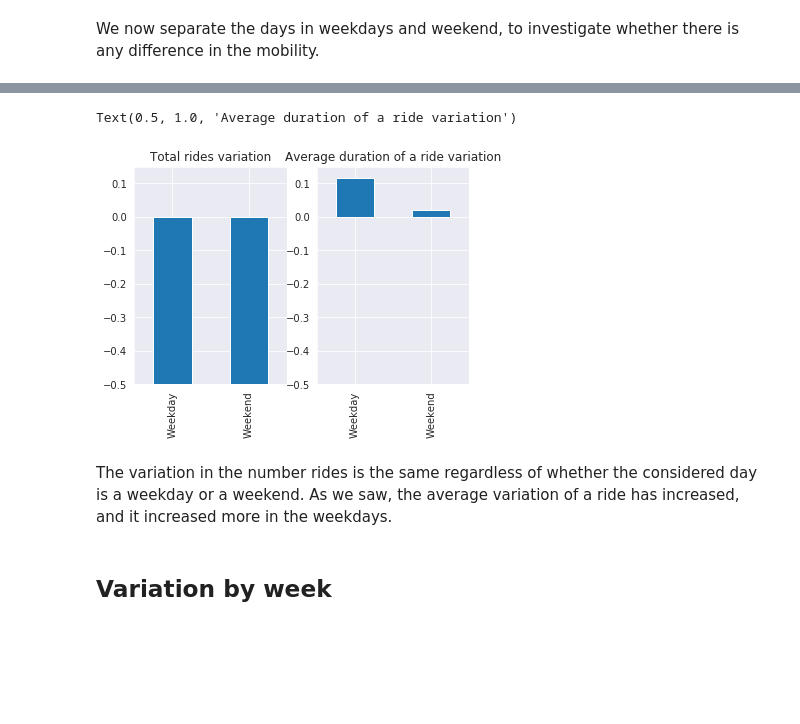
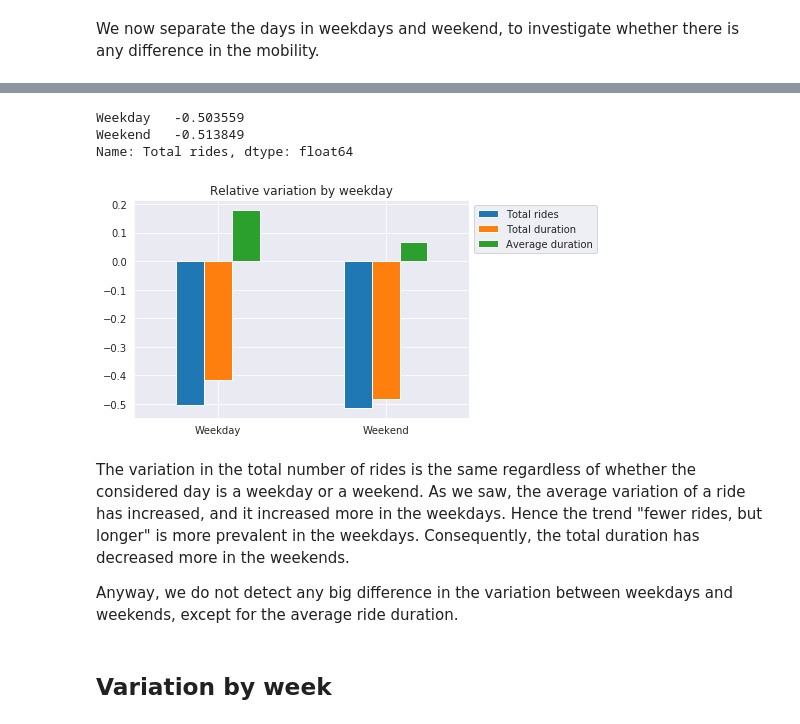
Before and after one commit to Cucni/oslo-bikes-mobility-data, a Jupyter notebook: April.ipynb, the cells around one changed output, grey strips where cells are left out. Saved outputs shown, nothing was run; the diff lists cells and outputs as text; code cells hidden in the pictures; blank space fills up the shorter version.

```diff
--- a/April.ipynb
+++ b/April.ipynb
@@ -388,19 +412,26 @@ df_year_weekday.count()
-# %%
-variarion_by_weekday = (df_year_weekday.count().loc[2020,'ended_at'] / df_year_weekday.count().loc[2019,'ended_at']) - 1
-variarion_by_weekday2 = (df_year_weekday.mean().loc[2020,'duration'] / df_year_weekday.mean().loc[2019,'duration']) - 1
-plt.subplot(121)
-variarion_by_weekday.plot(kind='bar')
-plt.ylim(-0.5,0.15)
-plt.title('Total rides variation')
-plt.subplot(122)
-variarion_by_weekday2.plot(kind='bar')
-plt.ylim(-0.5,0.15)
-plt.title('Average duration of a ride variation')
-# %% [output]
-Text(0.5, 1.0, 'Average duration of a ride variation')
-[figure, removed]
+# %%
+(df_weekday.loc[2020,'Total rides'] / df_weekday.loc[2019,'Total rides']) - 1
+# %% [output]
+Weekday   -0.503559
+Weekend   -0.513849
+Name: Total rides, dtype: float64
+# %%
+_weekday_variation = (df_weekday.loc[2020,'Total rides'] / df_weekday.loc[2019,'Total rides']) - 1
+_weekday_variation = _weekday_variation.to_frame(name='Total rides')
+_weekday_variation['Total duration'] = (df_weekday.loc[2020,'Total duration'] / df_weekday.loc[2019,'Total duration']) - 1
+_weekday_variation['Average duration'] = ((df_weekday.loc[2020,'Total duration'] / df_weekday.loc[2020,'Total rides']) / (df_weekday.loc[2019,'Total duration'] / df_weekday.loc[2019,'Total rides'])) -1
+
+_weekday_variation.plot(kind='bar')
+
+plt.legend(bbox_to_anchor=(1,1))
+plt.xticks(rotation=0)
+plt.title('Relative variation by weekday');
+# %% [output]
+[figure, added]
 # %% [markdown]
-The variation in the number rides is the same regardless of whether the considered day is a weekday or a weekend. As we saw, the average variation of a ride has increased, and it increased more in the weekdays.
+The variation in the total number of rides is the same regardless of whether the considered day is a weekday or a weekend. As we saw, the average variation of a ride has increased, and it increased more in the weekdays. Hence the trend "fewer rides, but longer" is more prevalent in the weekdays. Consequently, the total duration has decreased more in the weekends.
+
+Anyway, we do not detect any big difference in the variation between weekdays and weekends, except for the average ride duration.
 # %% [markdown]
 ## Variation by week
 # %% [markdown]
```
Also changed, not shown: parts of 3 cells of this notebook.
